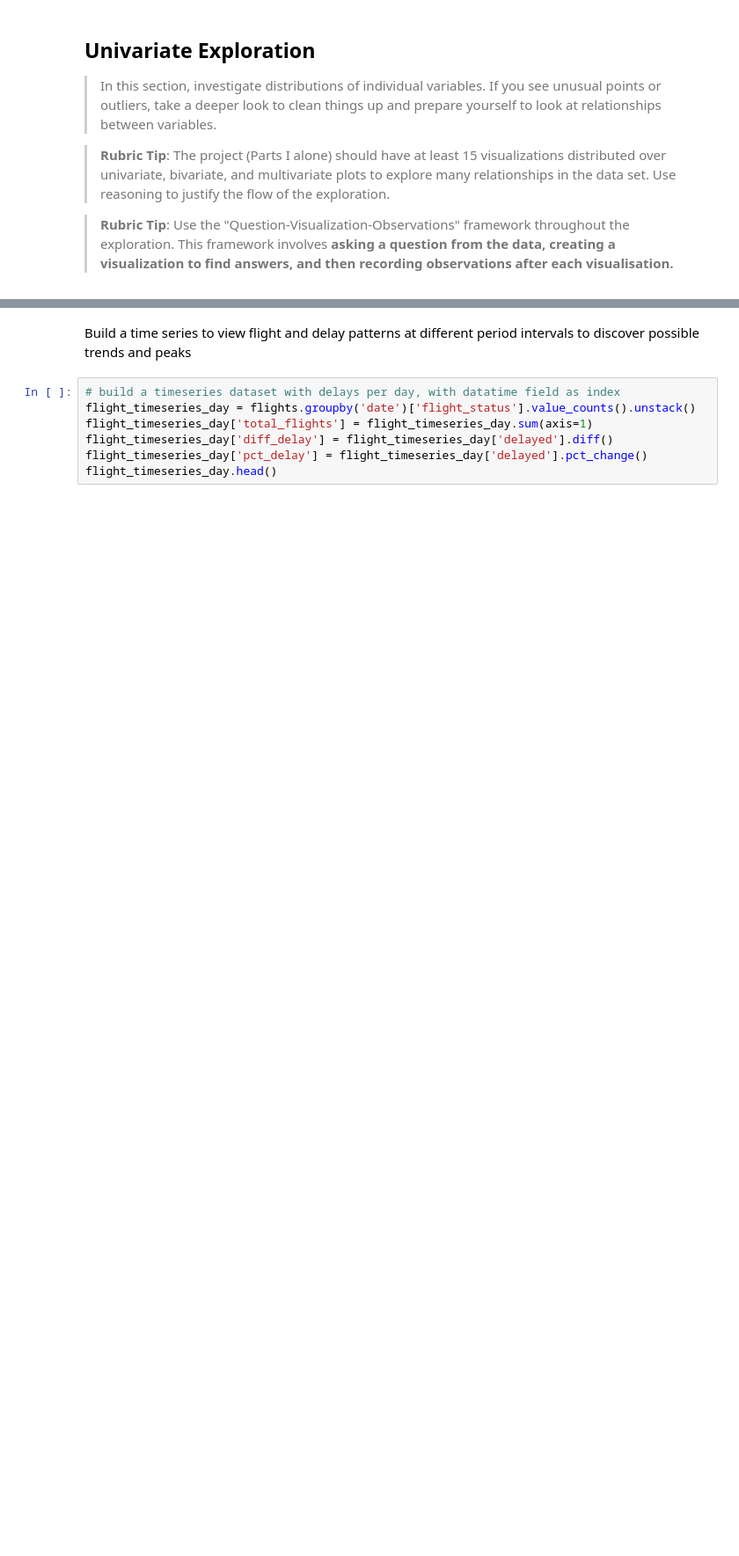
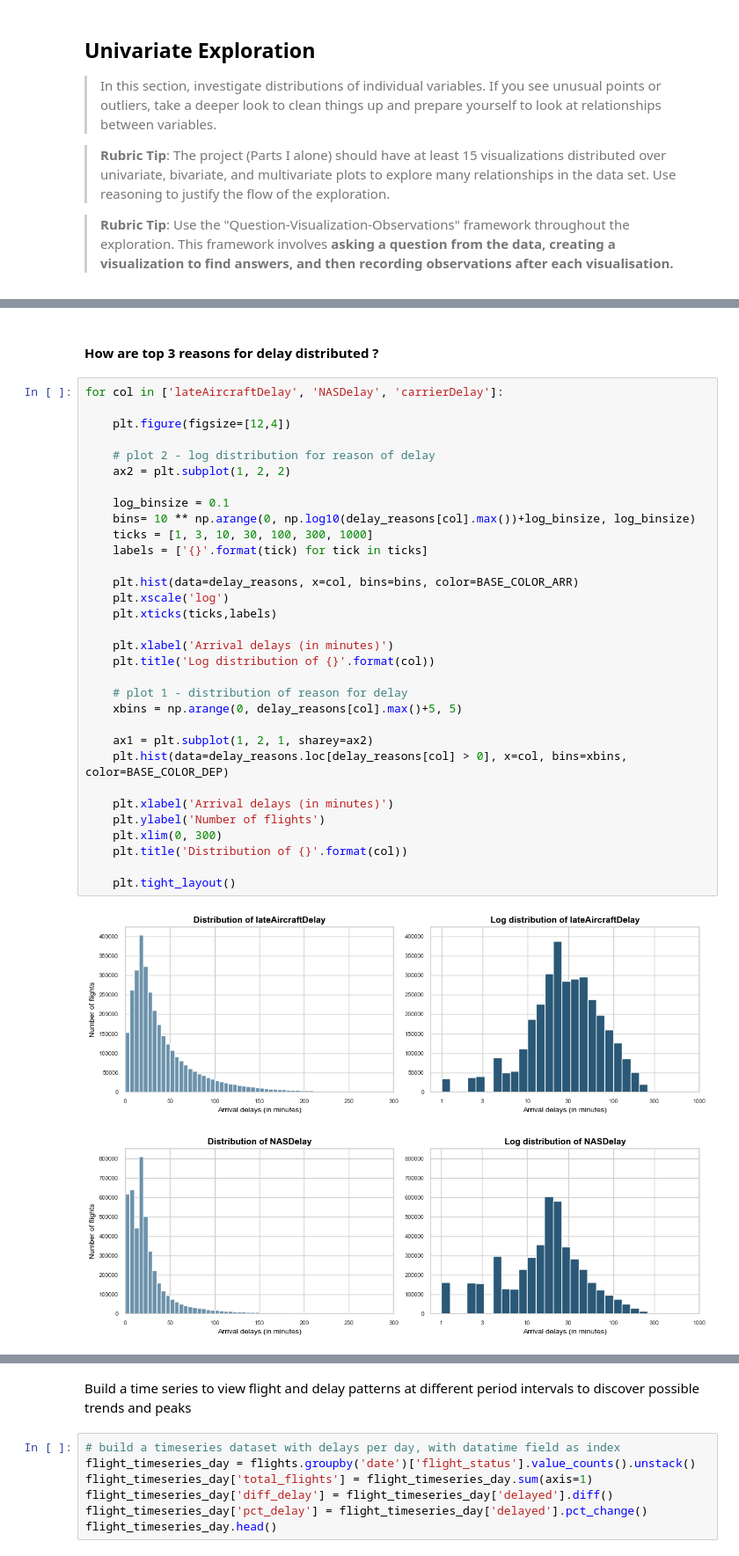
Before and after one commit to JuanitaSmith/flight_analysis, a Jupyter notebook: notebooks/Part_II_exploration.ipynb, the cells around one changed output, grey strips where cells are left out. Shown at 88% size. Cells and saved outputs as stored; diff of their text form; blank space fills up the shorter version.

```diff
--- a/notebooks/Part_II_exploration.ipynb
+++ b/notebooks/Part_II_exploration.ipynb
@@ -408,0 +692,37 @@ flight_delays.describe()
+# %% [markdown]
+#### How are top 3 reasons for delay distributed ?
+# %%
+for col in ['lateAircraftDelay', 'NASDelay', 'carrierDelay']:
+
+    plt.figure(figsize=[12,4])
+
+    # plot 2 - log distribution for reason of delay
+    ax2 = plt.subplot(1, 2, 2)
+
+    log_binsize = 0.1
+    bins= 10 ** np.arange(0, np.log10(delay_reasons[col].max())+log_binsize, log_binsize)
+    ticks = [1, 3, 10, 30, 100, 300, 1000]
+    labels = ['{}'.format(tick) for tick in ticks]
+
+    plt.hist(data=delay_reasons, x=col, bins=bins, color=BASE_COLOR_ARR)
+    plt.xscale('log')
+    plt.xticks(ticks,labels)
+
+    plt.xlabel('Arrival delays (in minutes)')
+    plt.title('Log distribution of {}'.format(col))
+
+    # plot 1 - distribution of reason for delay
+    xbins = np.arange(0, delay_reasons[col].max()+5, 5)
+
+    ax1 = plt.subplot(1, 2, 1, sharey=ax2)
+    plt.hist(data=delay_reasons.loc[delay_reasons[col] > 0], x=col, bins=xbins, color=BASE_COLOR_DEP)
+
+    plt.xlabel('Arrival delays (in minutes)')
+    plt.ylabel('Number of flights')
+    plt.xlim(0, 300)
+    plt.title('Distribution of {}'.format(col))
+
+    plt.tight_layout()
+# %% [output]
+[figure, added]
+[figure, added]
```
Also changed, not shown: parts of 137 cells of this notebook, 1 other file.
